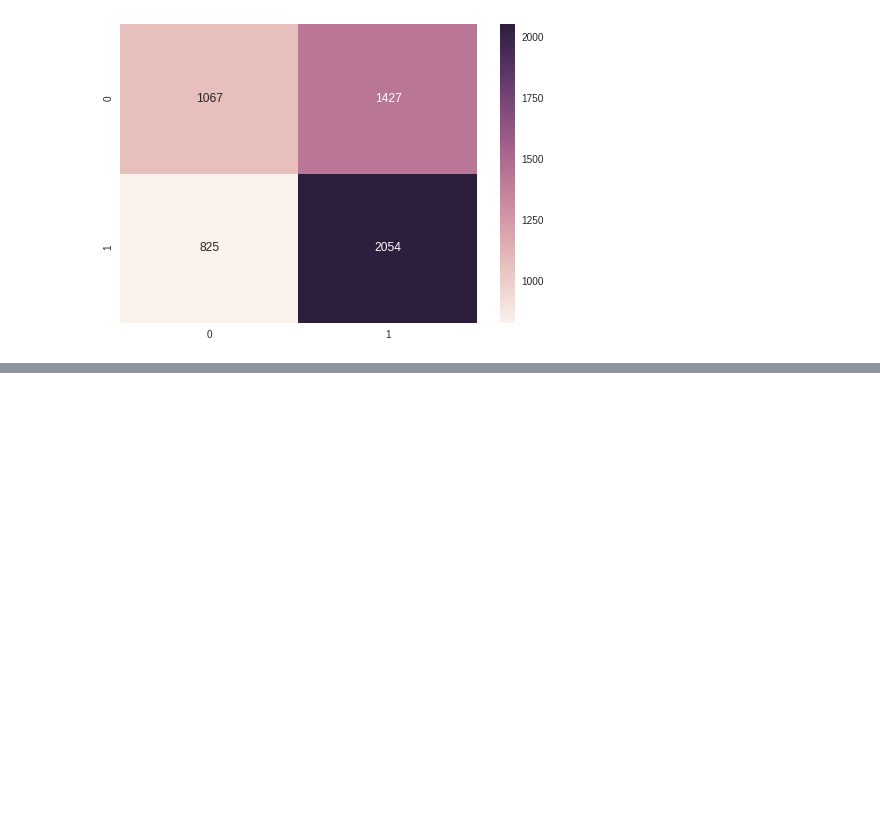
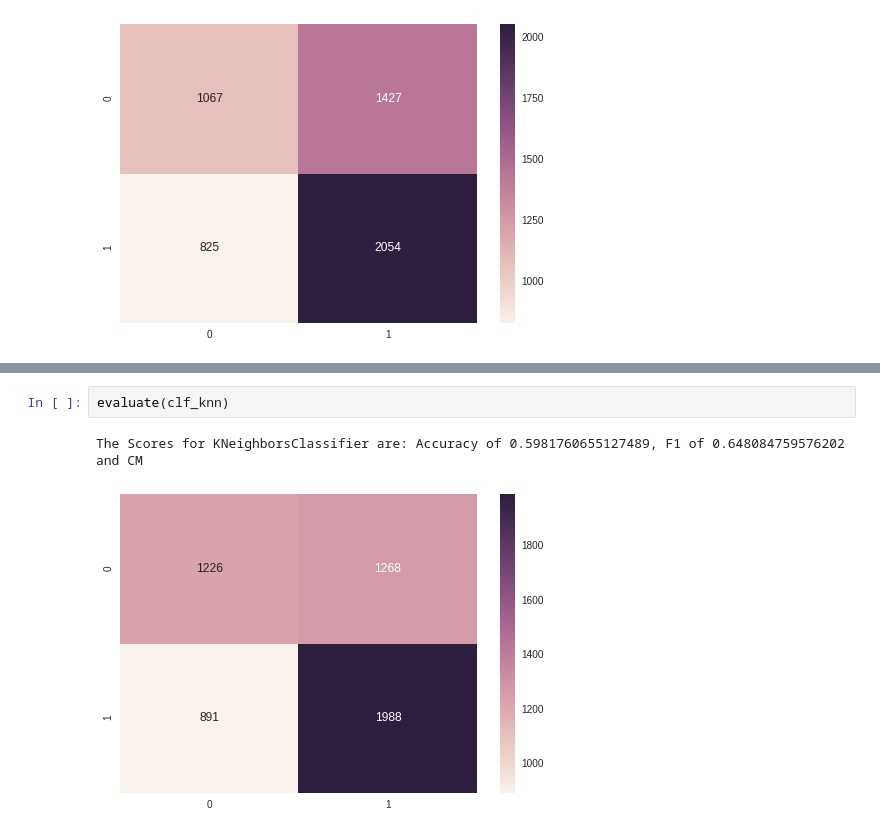
Before and after one commit to Younes-Charfaoui/ML-Projects, a Jupyter notebook: e-sign prediction/E_sign_Loan.ipynb, the cells around one changed output, grey strips where cells are left out. Saved outputs shown, nothing was run; the diff lists cells and outputs as text; blank space fills up the shorter version.

```diff
--- a/e-sign prediction/E_sign_Loan.ipynb
+++ b/e-sign prediction/E_sign_Loan.ipynb
@@ -197,0 +220,5 @@ The Scores for LogisticRegression are: Accuracy of 0.5808672994602643, F1 of 0.6
+# %%
+evaluate(clf_knn)
+# %% [output]
+The Scores for KNeighborsClassifier are: Accuracy of 0.5981760655127489, F1 of 0.648084759576202 and CM
+[figure, added]
```
Also changed, not shown: parts of 17 cells of this notebook.
